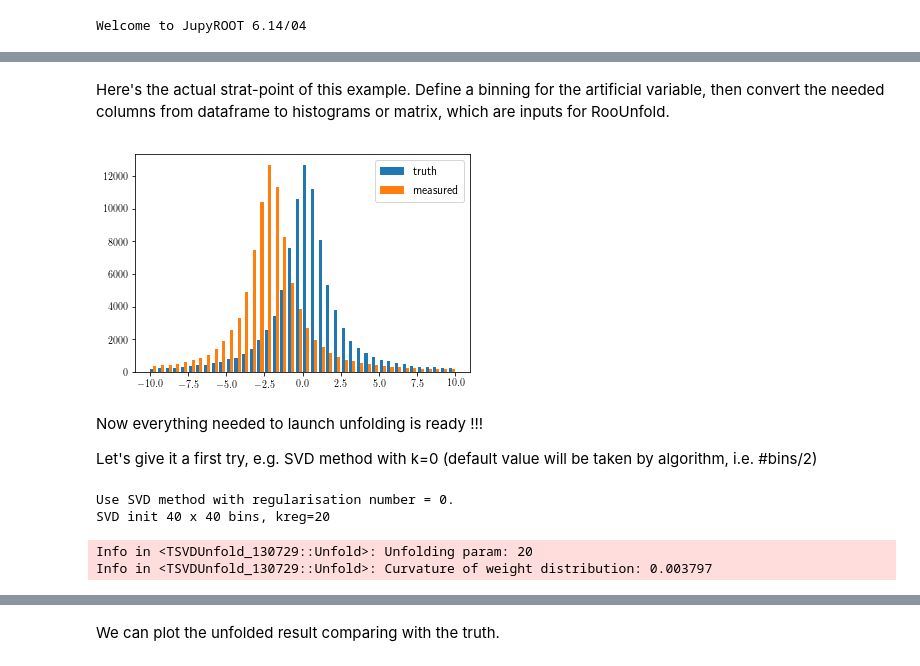
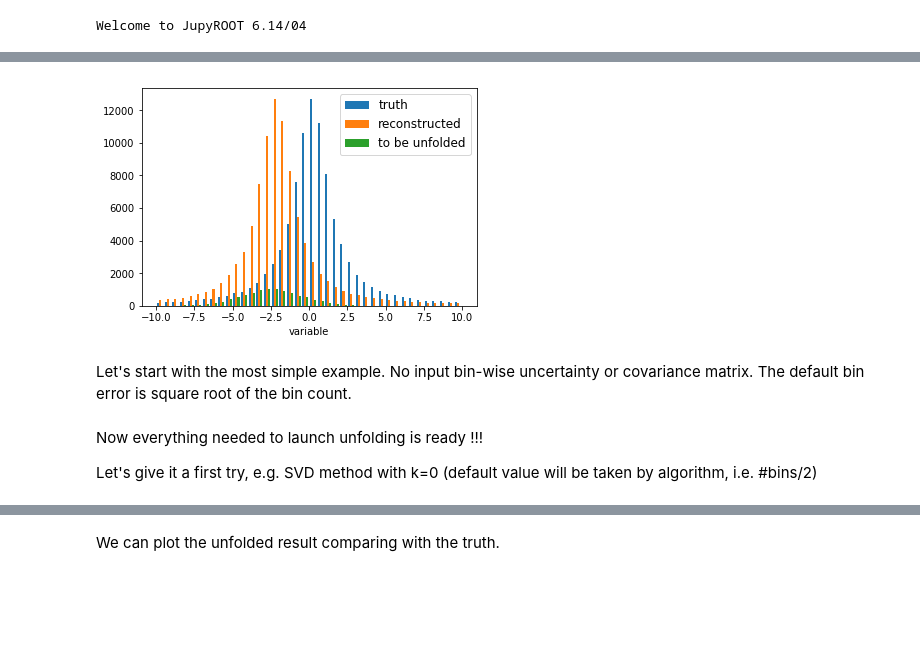
Before and after one commit to lucao-git/PyRooUnfold, a Jupyter notebook: example/pyroounfold_example.ipynb, the cells around one changed output, grey strips where cells are left out. Drawn from its saved outputs; the diff is of its cells as text; code cells hidden in the pictures; blank space fills up the shorter version.

```diff
--- a/example/pyroounfold_example.ipynb
+++ b/example/pyroounfold_example.ipynb
@@ -40,3 +34,0 @@ df_bkg['weight'] = 1.
-# %% [markdown]
-Here's the actual strat-point of this example.
-Define a binning for the artificial variable, then convert the needed columns from dataframe to histograms or matrix, which are inputs for RooUnfold.
@@ -58,8 +35,14 @@ hist_train_true, hist_train_reco, respon_matrix, hist_test_true, hist_test_reco
 # %%
 # have a look at the fictional data
-plt.hist([df_train['truth'], df_train['measured']], label=['truth', 'measured'], bins = my_bins )
+my_bins = np.linspace(-10,10,41)
+
+plt.hist([df_train['truth'], df_train['measured'], df_test['measured']],
+         label=['truth', 'reconstructed', 'to be unfolded'], bins = my_bins )
+plt.xlabel('variable')
 plt.legend(loc='upper right', prop={'size':12})
 plt.show()
 plt.close()
 # %% [output]
-[figure, old version]
+[figure, new version]
+# %% [markdown]
+Let's start with the most simple example. No input bin-wise uncertainty or covariance matrix. The default bin error is square root of the bin count.
@@ -67,10 +71,3 @@ plt.close()
 Now everything needed to launch unfolding is ready !!!
 
 Let's give it a first try, e.g. SVD method with k=0 (default value will be taken by algorithm, i.e. #bins/2)
-# %%
-df_unf, cov_array = do_unfold( hist_test_true, hist_test_reco, respon_matrix, 'Svd', 0)
-# %% [output]
-Use SVD method with regularisation number = 0.
-SVD init 40 x 40 bins, kreg=20
-Info in <TSVDUnfold_130729::Unfold>: Unfolding param: 20
-Info in <TSVDUnfold_130729::Unfold>: Curvature of weight distribution: 0.003797
```
Also changed, not shown: parts of 31 cells of this notebook.
